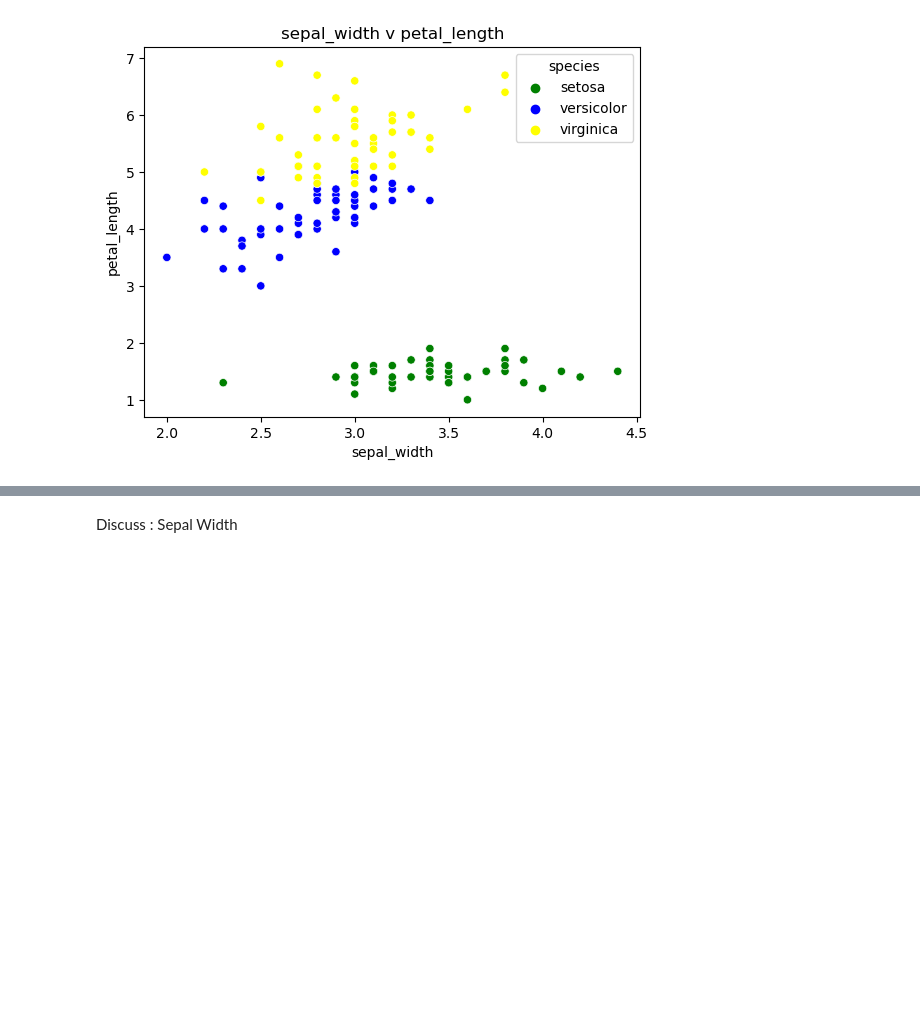
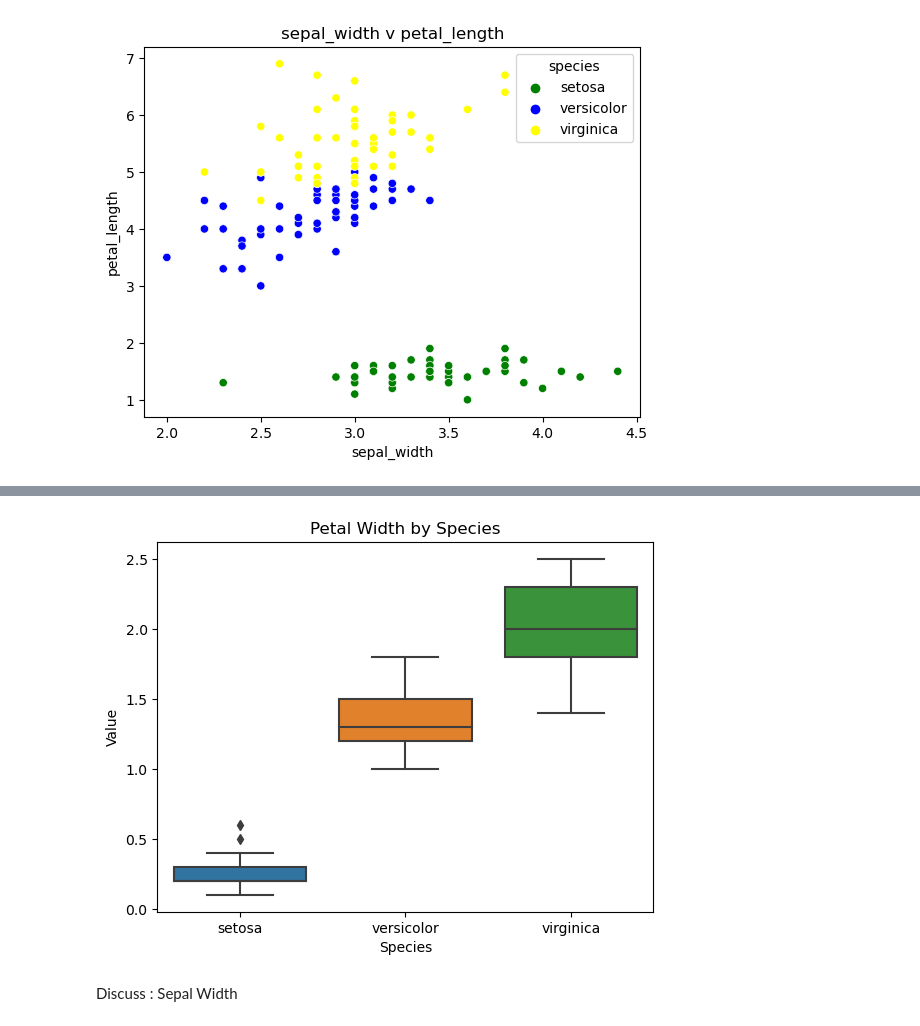
Before and after one commit to dectan/FUNDAMENTALS-OF-DATA-ANALYSIS, a Jupyter notebook: project.ipynb, the cells around one changed output, grey strips where cells are left out. Saved outputs shown, nothing was run; the diff lists cells and outputs as text; code cells hidden in the pictures; blank space fills up the shorter version.

```diff
--- a/project.ipynb
+++ b/project.ipynb
@@ -141,3 +168,12 @@ plt.show()
+# %%
+sns.boxplot(x='species', y='petal_width', data=df)
+plt.xlabel("Species")
+plt.ylabel("Value")
+plt.title("Petal Width by Species")
+#plt.legend()
+plt.show()
+# %% [output]
+[figure, added]
 # %% [markdown]
 Discuss : Sepal Width
 # %%
```
Also changed, not shown: parts of 8 cells of this notebook, 1 other file.
